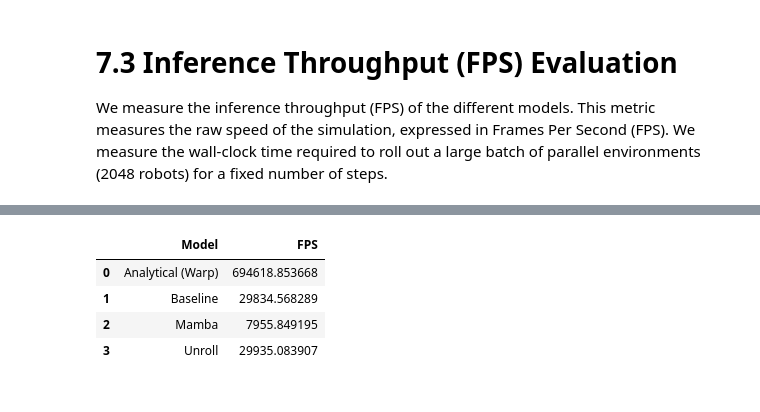
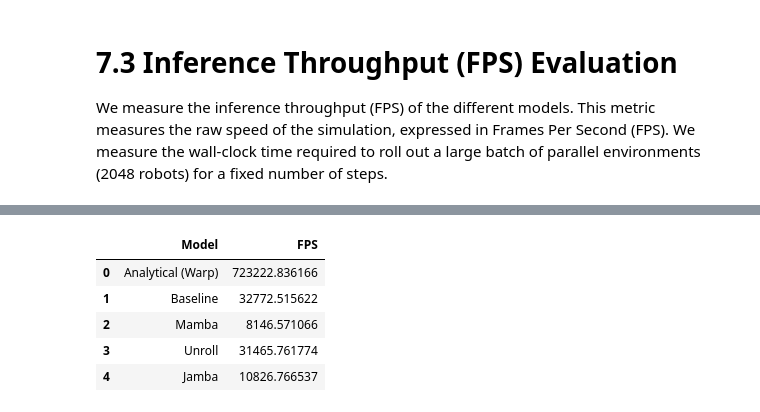
Before and after one commit to dhruv0000/neural-robot-dynamics, a Jupyter notebook: train_colab.ipynb, the cells around one changed output, grey strips where cells are left out. Saved outputs shown, nothing was run; the diff lists cells and outputs as text; code cells hidden in the pictures.

```diff
--- a/train_colab.ipynb
+++ b/train_colab.ipynb
@@ -41,7 +41,7 @@ except:
     os.environ['WANDB_API_KEY'] = 'eb2afd65565d8bc1bb3010bcb082ec1e48de6860'  # Replace with your actual key if not using Colab
     pass
 
-wandb_project = 'neural-robot-dynamics'
+wandb_project = 'neural-robot-dynamics-big'
 # %%
 # 2. Generate Dataset
 # We generate a smaller dataset for demonstration purposes.
@@ -102,8 +102,10 @@ cfg['algorithm']['dataset']['train_dataset_path'] = '../data/datasets/Cartpole/t
 cfg['algorithm']['dataset']['valid_datasets']['exp_trajectory'] = '../data/datasets/Cartpole/trajectory_len-100_valid.hdf5'
 
 # Reduce training parameters for quick demonstration
-cfg['algorithm']['num_epochs'] = 5
-cfg['algorithm']['num_iters_per_epoch'] = 100
+cfg['algorithm']['num_epochs'] = 50
+cfg['algorithm']['num_iters_per_epoch'] = 1000
+cfg['algorithm']['batch_size'] = 1024
+cfg['algorithm']['dataset']['num_data_workers'] = 8
 
 # Save the modified config
 with open('colab_config.yaml', 'w') as f:
@@ -250,7 +276,7 @@ def find_latest_model(model_type):
     return model_path
 
 models = ['baseline', 'mamba', 'unroll', 'jamba']
-horizons = [100, 500]
+horizons = [100, 500, 1000]
 
 for model_name in models:
     model_path = find_latest_model(model_name)
@@ -445,7 +472,7 @@ if gt_fps is not None:
     fps_results.append({'Model': 'Analytical (Warp)', 'FPS': gt_fps})
 
 # 2. Evaluate NeRD Models
-models = ['baseline', 'mamba', 'unroll']
+models = ['baseline', 'mamba', 'unroll', 'jamba']
 for model_name in models:
     model_path = find_latest_model(model_name)
     if not model_path:
@@ -478,8 +505,9 @@ FPS: 29935.083906692715
 
 
 Inference Throughput Comparison:
 |  | Model | FPS |
-| 0 | Analytical (Warp) | 694618.853668 |
-| 1 | Baseline | 29834.568289 |
-| 2 | Mamba | 7955.849195 |
-| 3 | Unroll | 29935.083907 |
+| 0 | Analytical (Warp) | 723222.836166 |
+| 1 | Baseline | 32772.515622 |
+| 2 | Mamba | 8146.571066 |
+| 3 | Unroll | 31465.761774 |
+| 4 | Jamba | 10826.766537 |
```
Also changed, not shown: parts of 12 cells of this notebook, 1 other file.
